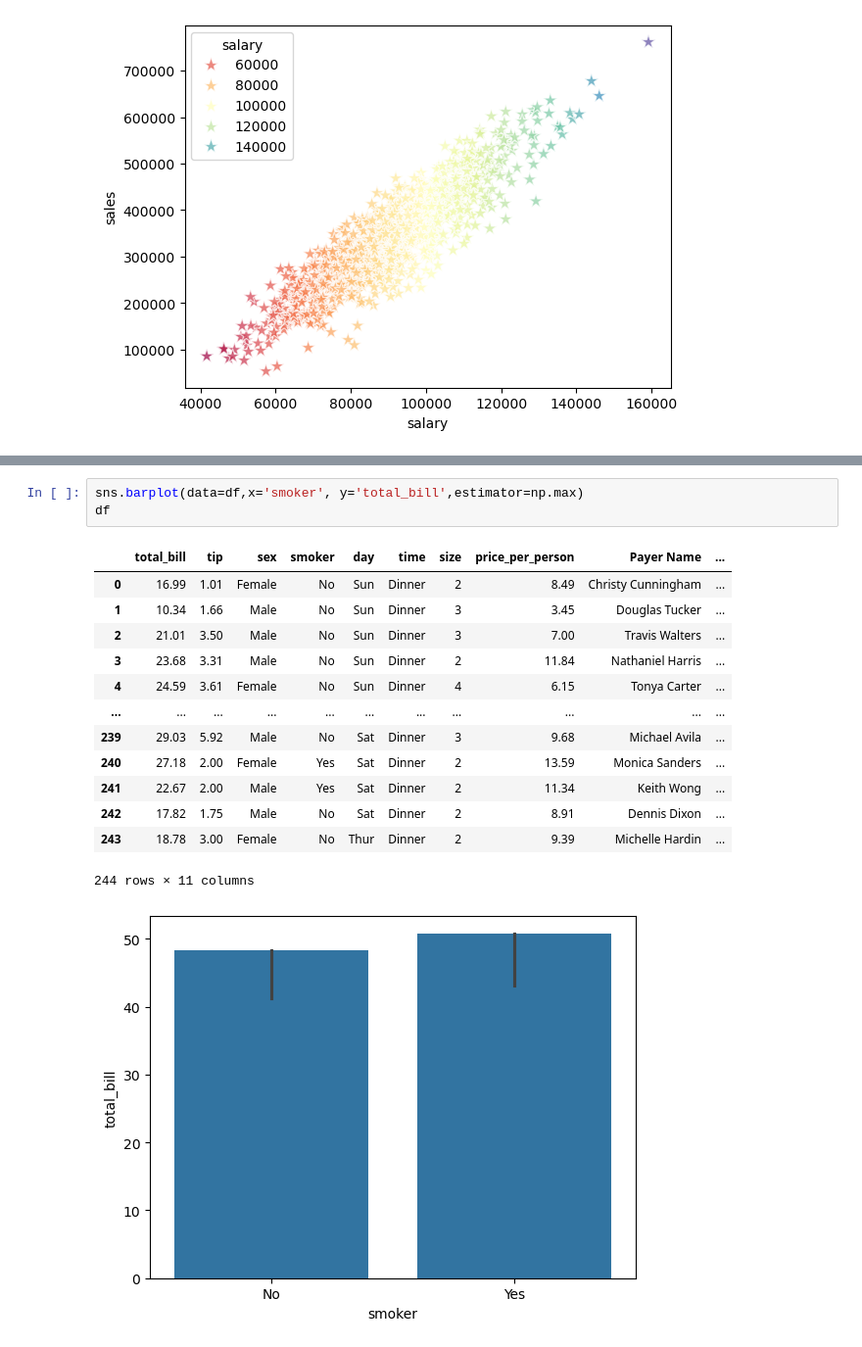
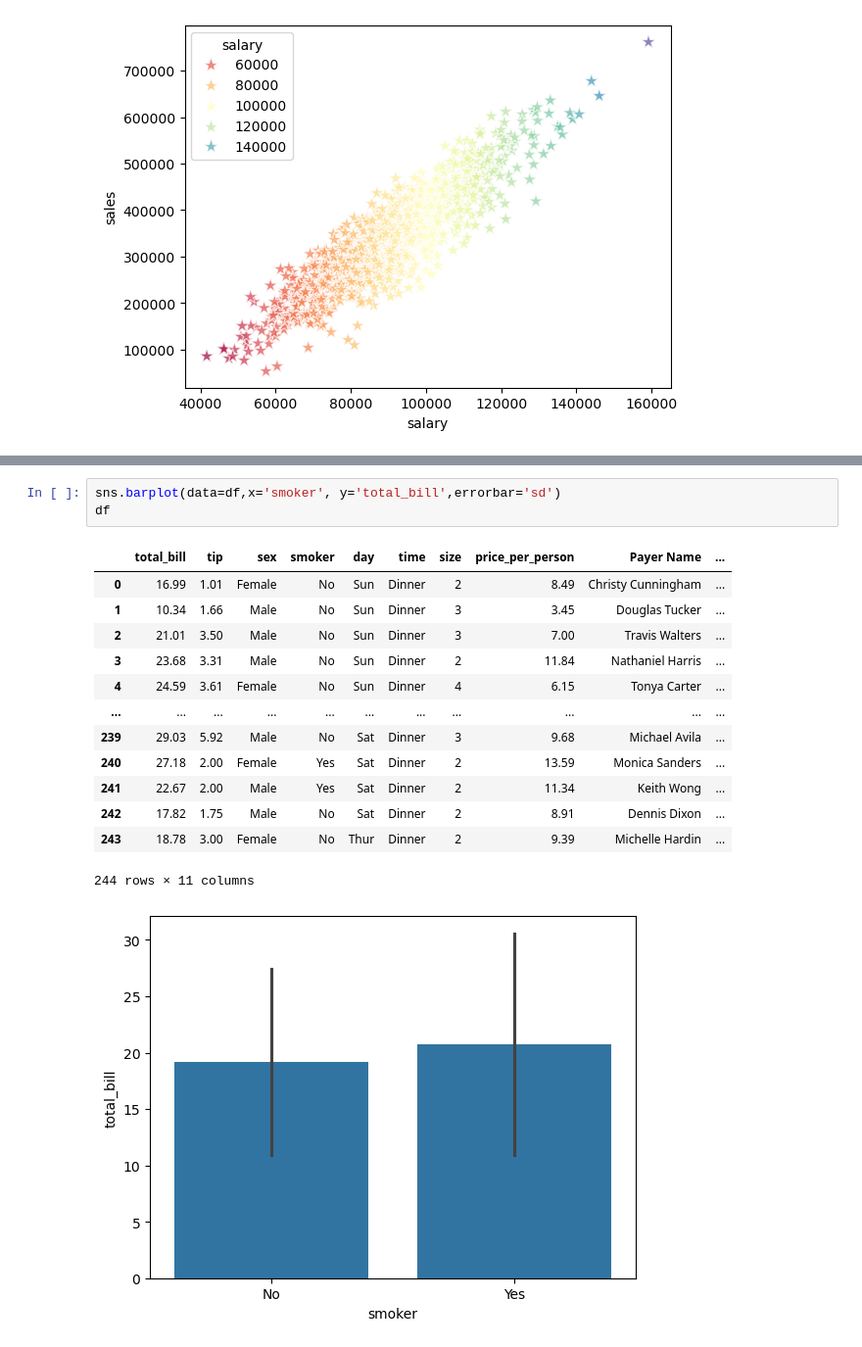
Before and after one commit to ShaniStaretz-ai/dataScience-Seaborn-Lec12-20-APR-25, a Jupyter notebook: Lec12.ipynb, the cells around one changed output, grey strips where cells are left out. Shown: that part at 98% size. Cells and saved outputs as stored; diff of their text form.

```diff
--- a/Lec12.ipynb
+++ b/Lec12.ipynb
@@ -23,18 +23,18 @@ plt.show()
 # %%
-sns.barplot(data=df,x='smoker', y='total_bill',estimator=np.max)
+sns.barplot(data=df,x='smoker', y='total_bill',errorbar='sd')
 df
 # %% [output]
 |  | total_bill | tip | sex | smoker | day | time | size | price_per_person | Payer Name | ... |
 | 0 | 16.99 | 1.01 | Female | No | Sun | Dinner | 2 | 8.49 | Christy Cunningham | ... |
 | 1 | 10.34 | 1.66 | Male | No | Sun | Dinner | 3 | 3.45 | Douglas Tucker | ... |
 | 2 | 21.01 | 3.50 | Male | No | Sun | Dinner | 3 | 7.00 | Travis Walters | ... |
 | 3 | 23.68 | 3.31 | Male | No | Sun | Dinner | 2 | 11.84 | Nathaniel Harris | ... |
 | 4 | 24.59 | 3.61 | Female | No | Sun | Dinner | 4 | 6.15 | Tonya Carter | ... |
 | ... | ... | ... | ... | ... | ... | ... | ... | ... | ... | ... |
 | 239 | 29.03 | 5.92 | Male | No | Sat | Dinner | 3 | 9.68 | Michael Avila | ... |
 | 240 | 27.18 | 2.00 | Female | Yes | Sat | Dinner | 2 | 13.59 | Monica Sanders | ... |
 | 241 | 22.67 | 2.00 | Male | Yes | Sat | Dinner | 2 | 11.34 | Keith Wong | ... |
 | 242 | 17.82 | 1.75 | Male | No | Sat | Dinner | 2 | 8.91 | Dennis Dixon | ... |
 | 243 | 18.78 | 3.00 | Female | No | Thur | Dinner | 2 | 9.39 | Michelle Hardin | ... |
 244 rows × 11 columns
-[figure, old version]
+[figure, new version]
```
Also changed, not shown: parts of 5 cells of this notebook, 1 other file.
